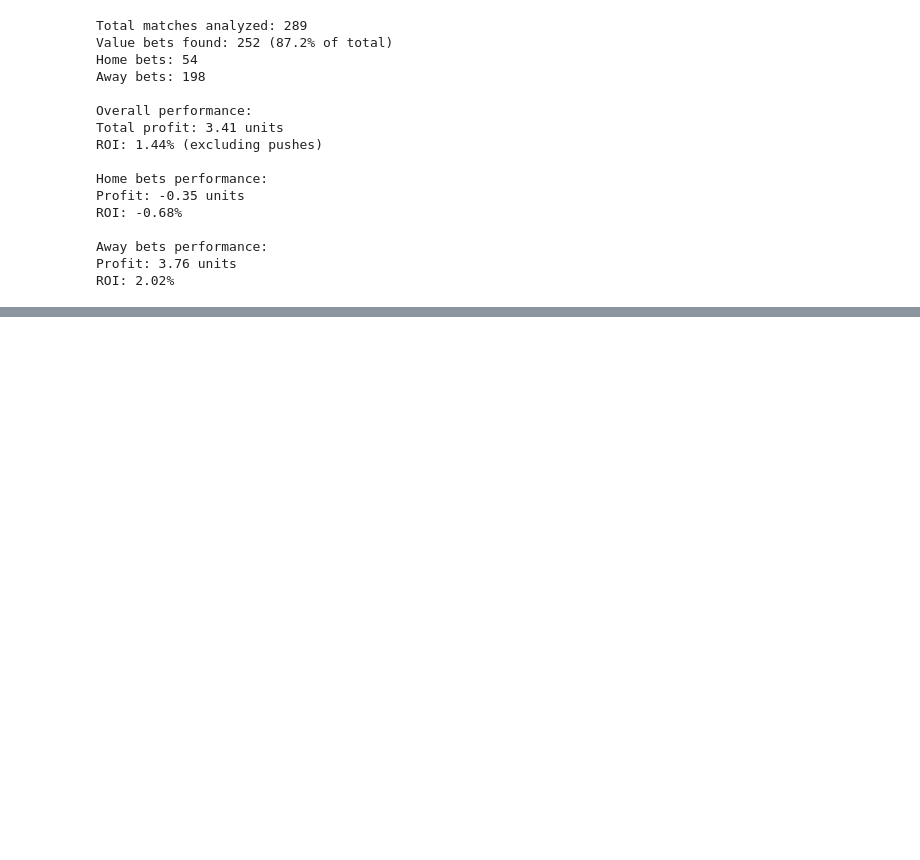
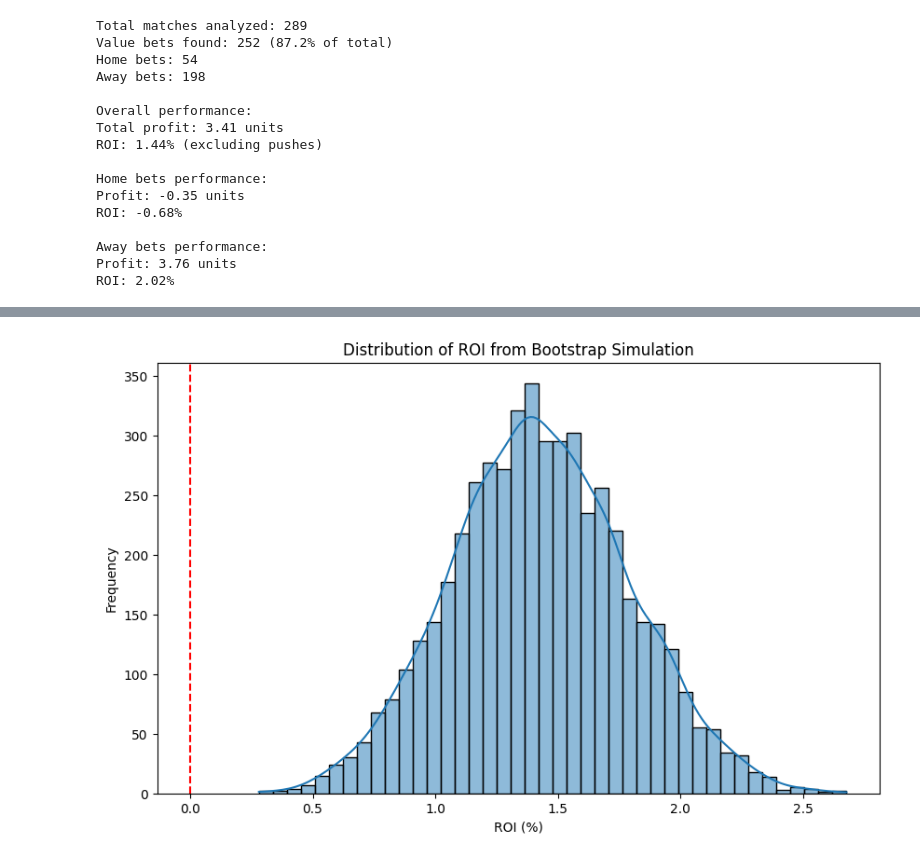
Before and after one commit to louis-porter/team-eval, a Jupyter notebook: backtesting.ipynb, the cells around one changed output, grey strips where cells are left out. Saved outputs shown, nothing was run; the diff lists cells and outputs as text; code cells hidden in the pictures; blank space fills up the shorter version.

Commit message:
added resim bootstrap to backtesting

```diff
--- a/backtesting.ipynb
+++ b/backtesting.ipynb
@@ -1022,0 +1025,8 @@ ROI: 2.02%
+# %%
+bootstrap_ah_df = pd.merge(
+    ah_backtest_df,
+    df[['match_id', 'home_xgoals', 'away_xgoals']],  # Only select these columns from df
+    on='match_id'
+)
+
+bootstrap_ah_df
@@ -1022,0 +1047,74 @@ ROI: 2.02%
+# %%
+from tqdm import tqdm
+
+def bootstrap(ev_bets, n_bootstraps=1000):
+    results = []
+    n_bets = len(ev_bets)
+
+    for _ in tqdm(range(n_bootstraps)):
+        bootstrap_indices = np.random.choice(n_bets, size=n_bets, replace=True)
+        bootstrap_sample = ev_bets.iloc[bootstrap_indices]
+
+        sim_df = bootstrap_sample.copy()
+
+        for idx, row in sim_df.iterrows():
+            home_xg = row['home_xgoals']
+            away_xg = row['away_xgoals']
+
+            simulated_home_goals = np.random.poisson(home_xg)
+            simulated_away_goals = np.random.poisson(away_xg)
+
+            sim_df.at[idx, 'actual_home_goals'] = simulated_home_goals
+            sim_df.at[idx, 'actual_away_goals'] = simulated_away_goals
+
+        sim_df = calculate_ah_results(sim_df)
+
+        sim_df["profit"] - sim_df.apply(calculate_bet_profit, axis=1)
+
+        # Calculate key metrics for this bootstrap sample
+        total_profit = sim_df['profit'].sum()
+
+        # Calculate ROI excluding pushes
+        pushes = sum((sim_df['better_side'] == 'home') & (sim_df['home_ah_result'] == 0.5)) + \
+                 sum((sim_df['better_side'] == 'away') & (sim_df['away_ah_result'] == 0.5))
+        bets_with_outcome = len(sim_df) - pushes
+
+        roi = total_profit / bets_with_outcome if bets_with_outcome > 0 else 0
+
+        # Calculate win rate (full wins + partial wins)
+        win_count = sum((sim_df['better_side'] == 'home') & (sim_df['home_ah_result'] > 0.5)) + \
+                    sum((sim_df['better_side'] == 'away') & (sim_df['away_ah_result'] > 0.5))
+        partial_win_count = sum((sim_df['better_side'] == 'home') & (sim_df['home_ah_result'] == 0.25)) + \
+                            sum((sim_df['better_side'] == 'away') & (sim_df['away_ah_result'] == 0.25))
+
+        win_rate = (win_count + 0.5 * partial_win_count) / bets_with_outcome if bets_with_outcome > 0 else 0
+
+        results.append({
+            'total_profit': total_profit,
+            'roi': roi * 100,  # Convert to percentage
+            'win_rate': win_rate * 100,  # Convert to percentage
+            'bets_with_outcome': bets_with_outcome
+        })
+
+    return pd.DataFrame(results)
+
+value_bets_df = bootstrap_ah_df[bootstrap_ah_df['is_value_bet']]
+# Run bootstrap
+bootstrap_results = bootstrap(value_bets_df, n_bootstraps=5000)
+
+# Display bootstrap statistics
+print("Bootstrap Results:")
+print(f"Mean Profit: {bootstrap_results['total_profit'].mean():.2f} units")
+print(f"Mean ROI: {bootstrap_results['roi'].mean():.2f}%")
+print(f"95% Confidence Interval for ROI: [{np.percentile(bootstrap_results['roi'], 2.5):.2f}%, {np.percentile(bootstrap_results['roi'], 97.5):.2f}%]")
+print(f"Probability of Profit: {(bootstrap_results['total_profit'] > 0).mean():.2%}")
+
+import seaborn as sns
+plt.figure(figsize=(10, 6))
+sns.histplot(bootstrap_results['roi'], kde=True)
+plt.axvline(x=0, color='red', linestyle='--')
+plt.title('Distribution of ROI from Bootstrap Simulation')
+plt.xlabel('ROI (%)')
+plt.ylabel('Frequency')
+plt.show()
+# %% [output]
@@ -1022,0 +1126 @@ ROI: 2.02%
+[figure, added]
```
Also changed, not shown: parts of 3 cells of this notebook.
